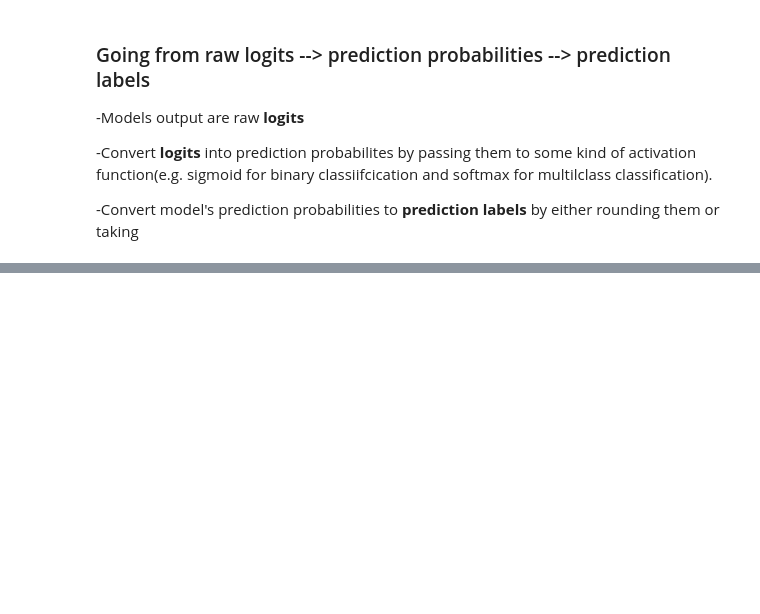
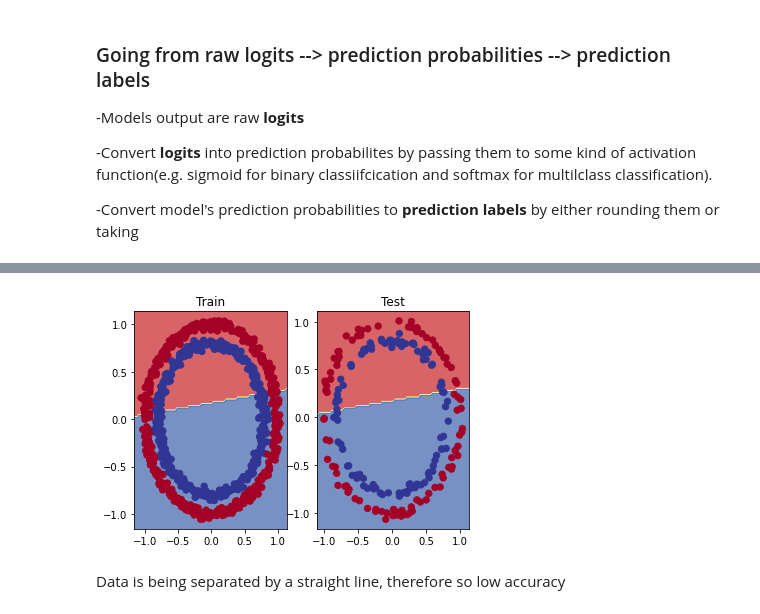
Before and after one commit to abhishek-mehra/cv-pytorch, a Jupyter notebook: colab/02_neural_network_classification_pytorch.ipynb, the cells around one changed output, grey strips where cells are left out. Drawn from its saved outputs; the diff is of its cells as text; code cells hidden in the pictures; blank space fills up the shorter version.

```diff
--- a/colab/02_neural_network_classification_pytorch.ipynb
+++ b/colab/02_neural_network_classification_pytorch.ipynb
@@ -379,0 +406,16 @@ The test set: accuracy:49.75000,  | test loss0.69368
+# %%
+# plot the decision boundary
+
+plt.subplot(1,2,1)
+plt.figsize=(12,6)
+plt.title("Train")
+plot_decision_boundary(model_0, X_train, y_train)
+
+plt.subplot(1,2,2)
+plt.figsize=(12,6)
+plt.title("Test")
+plot_decision_boundary(model_0, X_test, y_test)
+# %% [output]
+[figure, added]
+# %% [markdown]
+Data is being separated by a straight line, therefore so low accuracy
```
Also changed, not shown: parts of 80 cells of this notebook, 14 other files.
